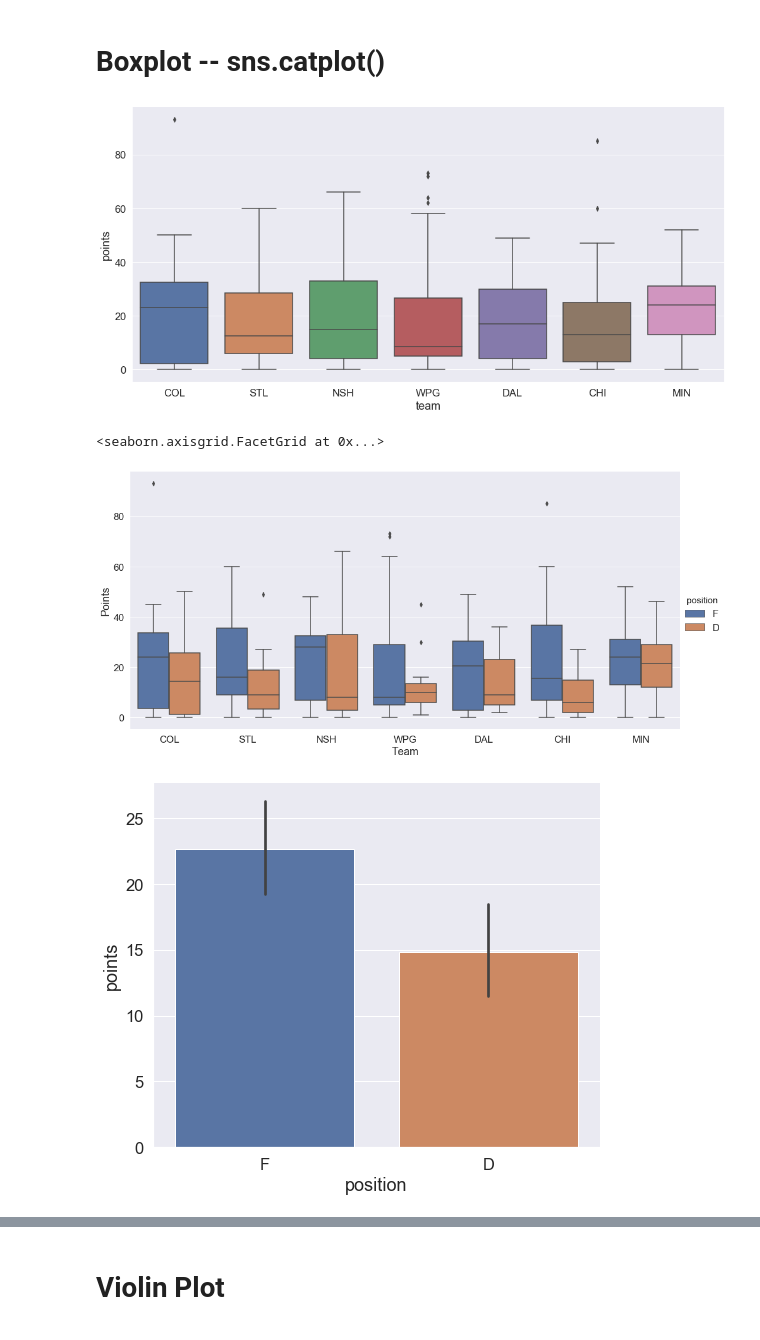
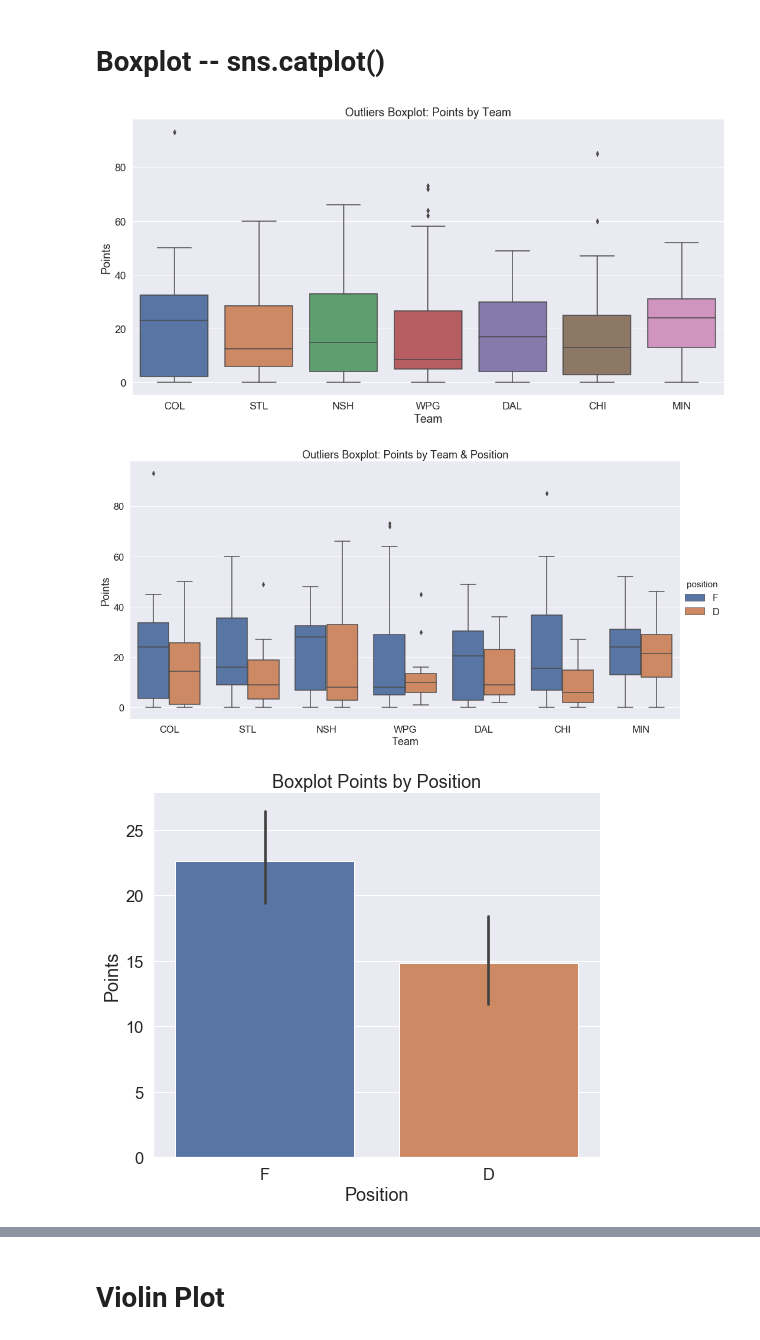
Before and after one commit to andrewcole33/blackhawks_salary_analysis, a Jupyter notebook: all_skaters.ipynb, the cells around one changed output, grey strips where cells are left out. Saved outputs shown, nothing was run; the diff lists cells and outputs as text; code cells hidden in the pictures.

Commit message:
Update formatting of Visualizations

```diff
--- a/all_skaters.ipynb
+++ b/all_skaters.ipynb
@@ -49,17 +57,18 @@ h = sns.relplot(data = central2, x = 'games_played', y = 'points', col = 'positi
 # Boxplot -- sns.catplot()
 # %%
 f = sns.catplot(data = central2, x = 'team', y = 'points', kind = 'box', height = 7, aspect = 2)
+f.set(xlabel = 'Team', ylabel = 'Points', title = 'Outliers Boxplot: Points by Team');
 # %% [output]
-[figure, old version]
+[figure, new version]
 # %%
 f2 = sns.catplot(data = central2, x = 'team', y = 'points', hue = 'position', kind = 'box', height = 7, aspect = 2)
-f2.set(xlabel = 'Team', ylabel = 'Points')
+f2.set(xlabel = 'Team', ylabel = 'Points', title = 'Outliers Boxplot: Points by Team & Position');
 # %% [output]
-<seaborn.axisgrid.FacetGrid at 0x...>
-[figure, old version]
+[figure, new version]
 # %%
 b = sns.catplot(data = central2, x = 'position', y = 'points', kind = 'bar', height = 6, aspect = 1.2)
+b.set(xlabel = 'Position', ylabel = 'Points', title = 'Boxplot Points by Position');
 # %% [output]
-[figure, old version]
+[figure, new version]
 # %%
 b2 = sns.catplot(data = central2, x = 'team', y = 'points', hue = 'position', height = 6, kind = 'bar', aspect = 3)
```
Also changed, not shown: parts of 18 cells of this notebook.
